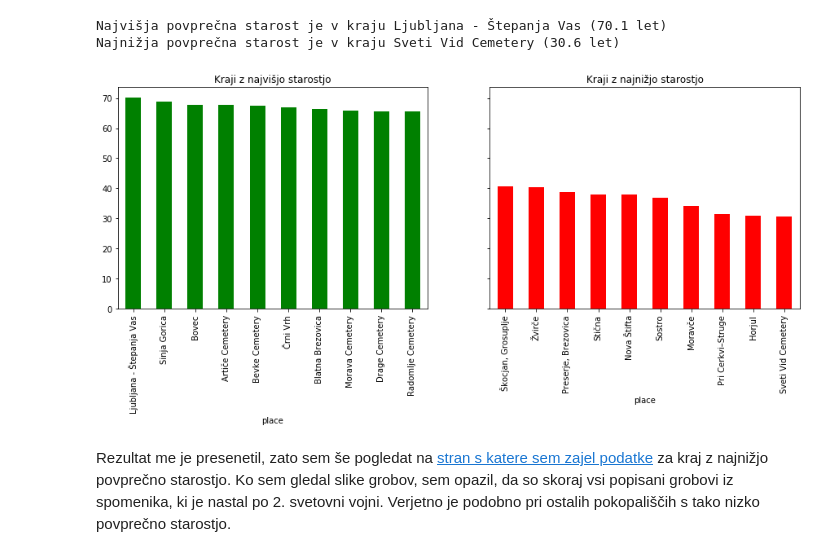
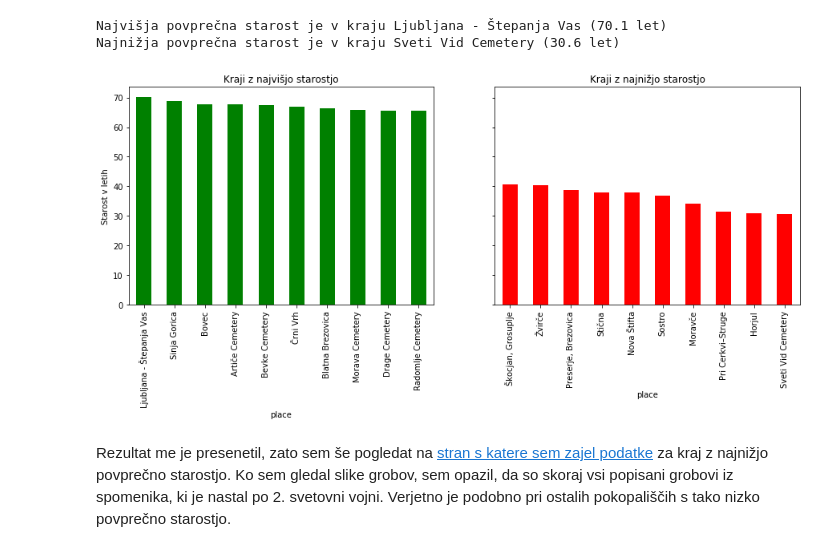
Before and after one commit to matejm/analiza-podatkov, a Jupyter notebook: Analiza podatkov grobov.ipynb, the cells around one changed output. Saved outputs shown, nothing was run; the diff lists cells and outputs as text; code cells hidden in the pictures.

```diff
--- a/Analiza podatkov grobov.ipynb
+++ b/Analiza podatkov grobov.ipynb
@@ -237,11 +237,12 @@ Najvišja povprečna starost je v kraju Ljubljana - Štepanja Vas (70.1 let)
 Najnižja povprečna starost je v kraju Sveti Vid Cemetery (30.6 let)
 # %%
 _, axes = plt.subplots(ncols=2, sharey=True, figsize=(15, 5))
+axes[0].set_ylabel('Starost v letih')
 
 starost_po_krajih[:10].plot(ax=axes[0], kind='bar', color='green', title='Kraji z najvišjo starostjo')
 starost_po_krajih[-10:].plot(ax=axes[1], kind='bar', color='red', title='Kraji z najnižjo starostjo');
 # %% [output]
-[figure, old version]
+[figure, new version]
 # %% [markdown]
 Rezultat me je presenetil, zato sem še pogledat na [stran s katere sem zajel podatke](https://www.findagrave.com/cemetery/2669181/memorial-search?page=6#sr-191671916) za kraj z najnižjo povprečno starostjo. Ko sem gledal slike grobov, sem opazil, da so skoraj vsi popisani grobovi iz spomenika, ki je nastal po 2. svetovni vojni. Verjetno je podobno pri ostalih pokopališčih s tako nizko povprečno starostjo.
 # %% [markdown]
```
Also changed, not shown: 3 other files.
